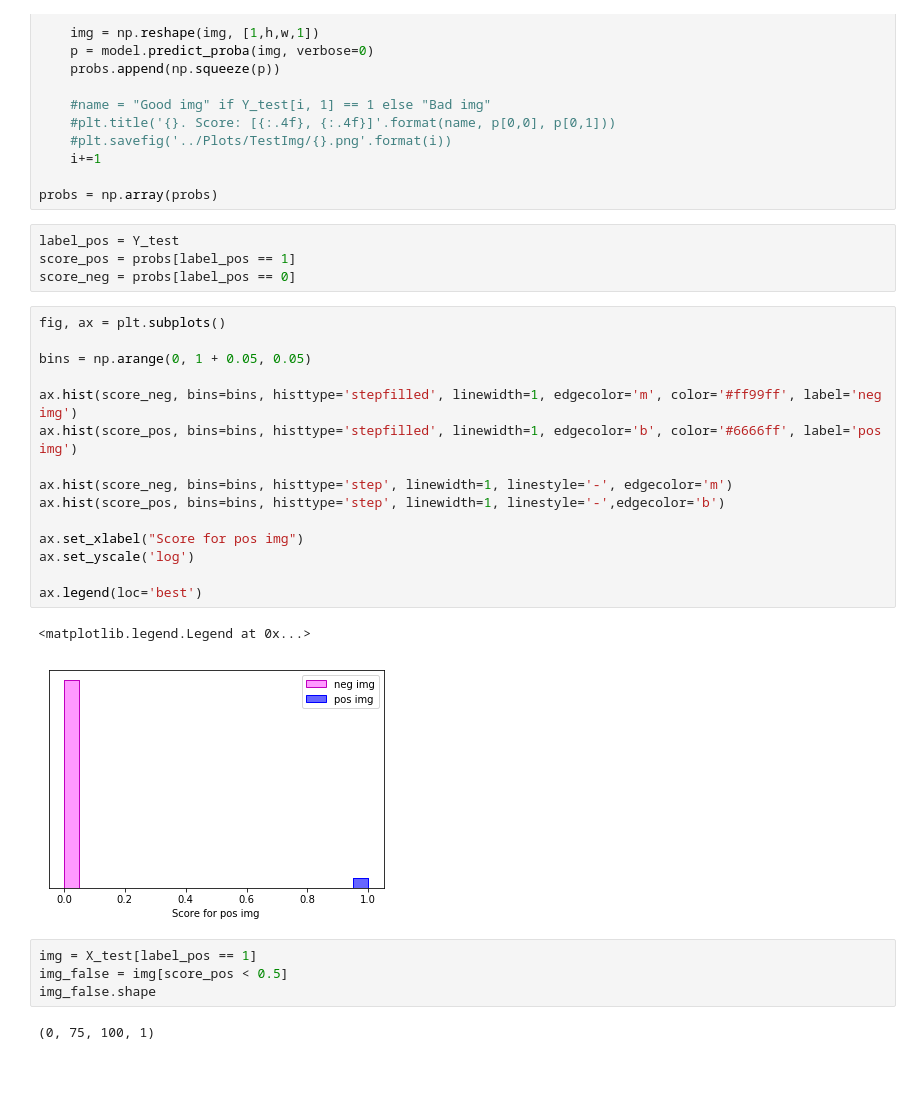
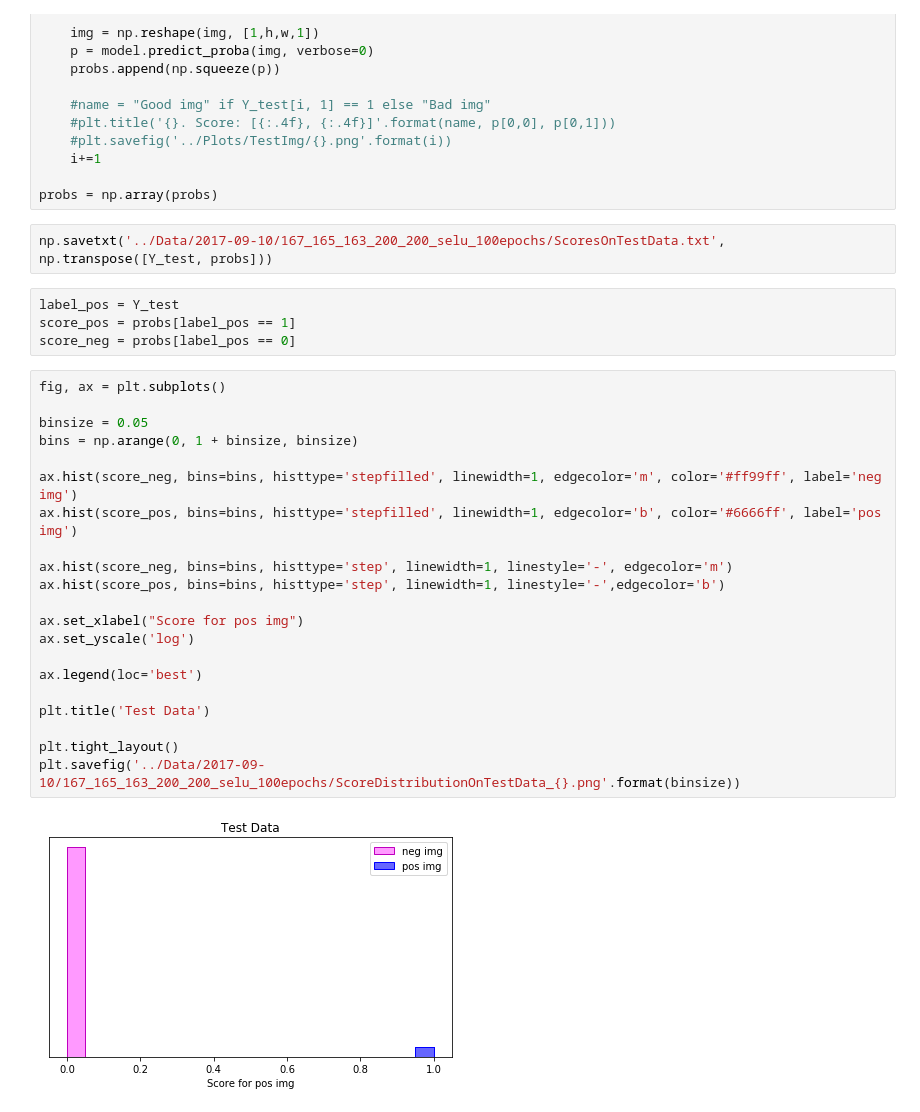
Before and after one commit to jamenne/WindingControl, a Jupyter notebook: WindingControlTraining.ipynb, the cells around one changed output. Cells and saved outputs as stored; diff of their text form; blank space fills up the shorter version.

```diff
--- a/WindingControlTraining.ipynb
+++ b/WindingControlTraining.ipynb
@@ -399,6 +413,8 @@ for img in X_test_norm:
     i+=1
 
 probs = np.array(probs)
+# %%
+np.savetxt('../Data/2017-09-10/167_165_163_200_200_selu_100epochs/ScoresOnTestData.txt', np.transpose([Y_test, probs]))
 # %%
 label_pos = Y_test
 score_pos = probs[label_pos == 1]
@@ -406,24 +422,23 @@ score_neg = probs[label_pos == 0]
 # %%
 fig, ax = plt.subplots()
 
-bins = np.arange(0, 1 + 0.05, 0.05)
+binsize = 0.05
+bins = np.arange(0, 1 + binsize, binsize)
 
 ax.hist(score_neg, bins=bins, histtype='stepfilled', linewidth=1, edgecolor='m', color='#ff99ff', label='neg img')
 ax.hist(score_pos, bins=bins, histtype='stepfilled', linewidth=1, edgecolor='b', color='#6666ff', label='pos img')
 
 ax.hist(score_neg, bins=bins, histtype='step', linewidth=1, linestyle='-', edgecolor='m')
 ax.hist(score_pos, bins=bins, histtype='step', linewidth=1, linestyle='-',edgecolor='b')
 
 ax.set_xlabel("Score for pos img")
 ax.set_yscale('log')
 
 ax.legend(loc='best')
+
+plt.title('Test Data')
+
+plt.tight_layout()
+plt.savefig('../Data/2017-09-10/167_165_163_200_200_selu_100epochs/ScoreDistributionOnTestData_{}.png'.format(binsize))
 # %% [output]
-<matplotlib.legend.Legend at 0x...>
-[figure, old version]
+[figure, new version]
-# %%
-img = X_test[label_pos == 1]
-img_false = img[score_pos < 0.5]
-img_false.shape
-# %% [output]
-(0, 75, 100, 1)
```
Also changed, not shown: parts of 21 cells of this notebook, 1 other file.
